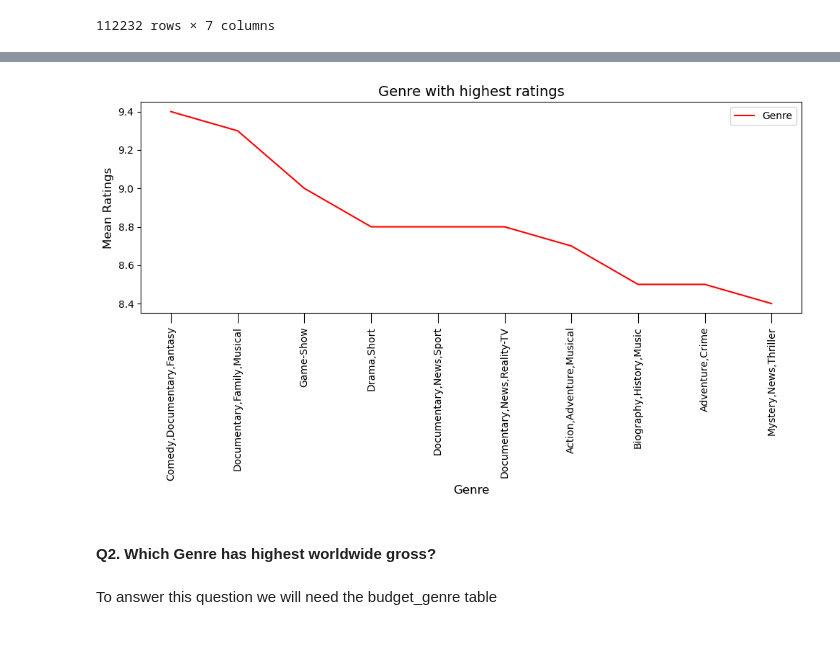
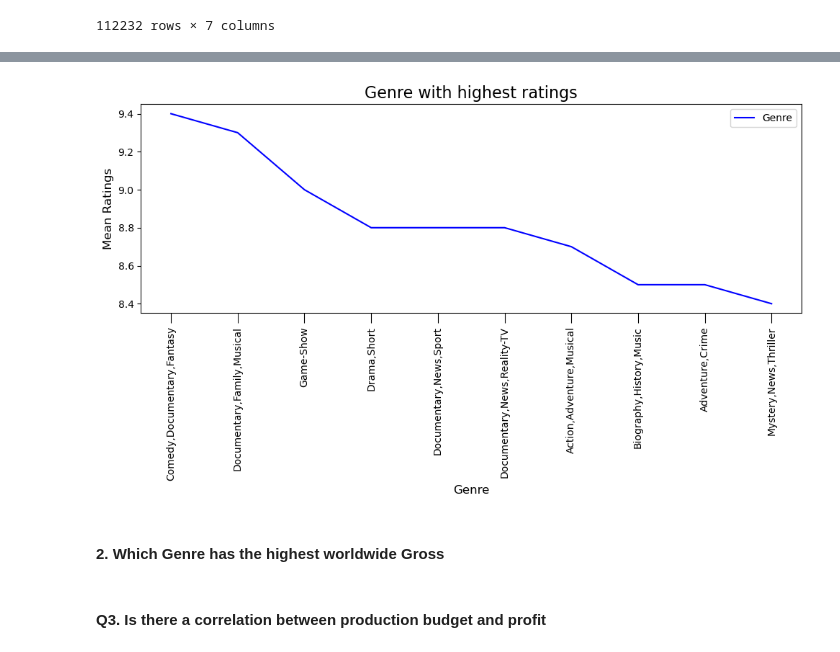
Before and after one commit to wanjikuciku/Phase-1-Project, a Jupyter notebook: project.ipynb, the cells around one changed output, grey strips where cells are left out. Drawn from its saved outputs; the diff is of its cells as text; code cells hidden in the pictures.

```diff
--- a/project.ipynb
+++ b/project.ipynb
@@ -799,36 +843,34 @@ basics_and_ratings
 # %%
 # set up plots
 fig, ax = plt.subplots(figsize=(10,6))
 
 genre = basics_and_ratings.groupby('genres')
 # created mean_ratings and sorted from largest to smallest
 mean_ratings = genre['averagerating'].mean().sort_values(ascending=False)
 
 # convert the mean_ratings to a DataFrame
 df_mean_ratings = pd.DataFrame(mean_ratings)
 df_mean_ratings
 # making "genre" a column
 ratings = df_mean_ratings.reset_index()
 ratings
 
 # Plot data
-ax.plot(ratings['genres'].values[:10], ratings['averagerating'].values[:10], color='red')
+ax.plot(ratings['genres'].values[:10], ratings['averagerating'].values[:10], color='blue')
 # set the respective lables
-ax.set_title('Genre with highest ratings',size=14)
+ax.set_title('Genre with highest ratings',size=16)
 ax.set_xlabel('Genre', size=12)
 ax.set_ylabel('Mean Ratings', size=12)
 
 ax.legend(['Genre'])
 
 
 # rotate the x-axis label for better readability
 ax.tick_params(axis = 'x', rotation = 90, size=10)
 
 # adjusting the spacing between subplots
 plt.tight_layout();
 # %% [output]
-[figure, old version]
+[figure, new version]
 # %% [markdown]
-#### Q2. Which Genre has highest worldwide gross?
+#### 2. Which Genre has the highest worldwide Gross
-# %% [markdown]
-To answer this question we will need the budget_genre table
@@ -835,3 +902,5 @@ To answer this question we will need the budget_genre table
+# %% [markdown]
+#### Q3. Is there a correlation between production budget and profit
 # %%
 budget_genre
 # %% [output]
```
Also changed, not shown: parts of 7 cells of this notebook.
